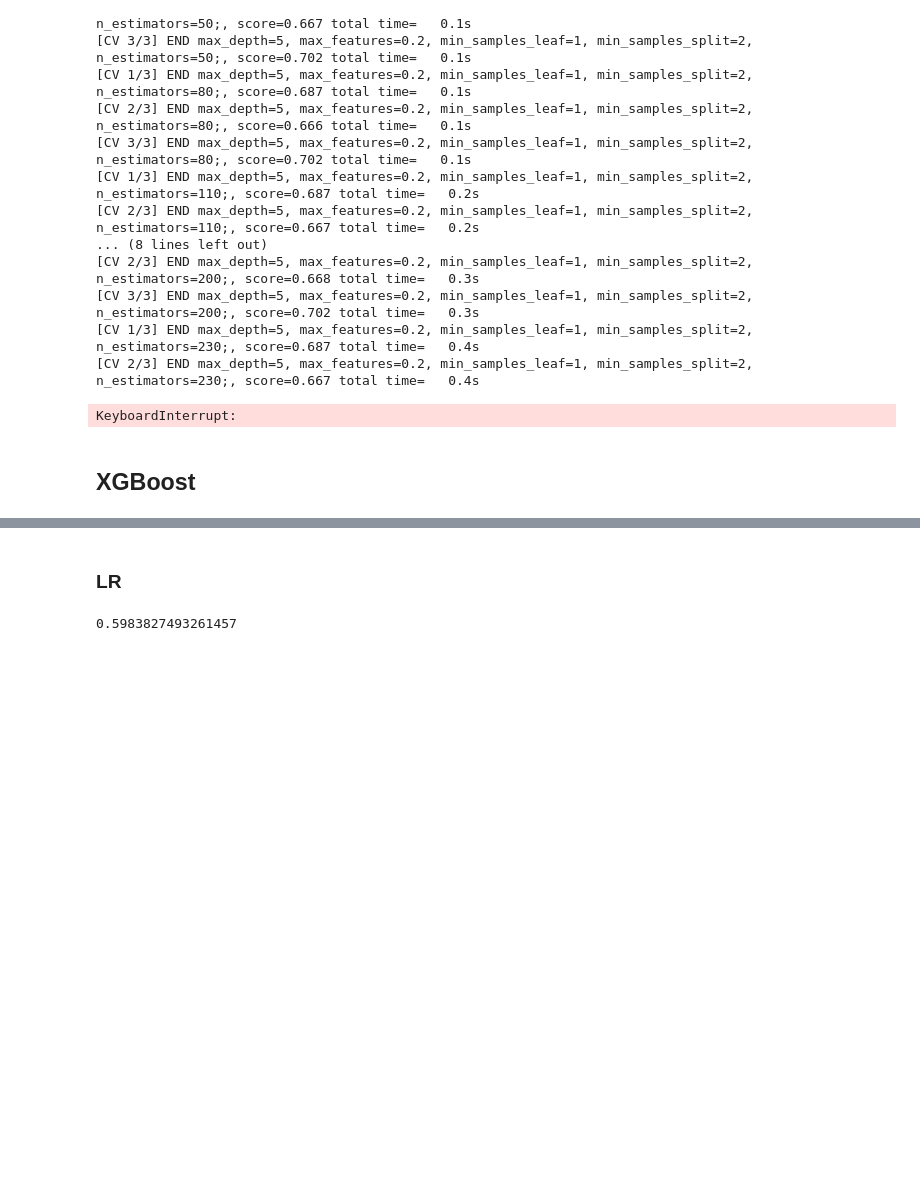
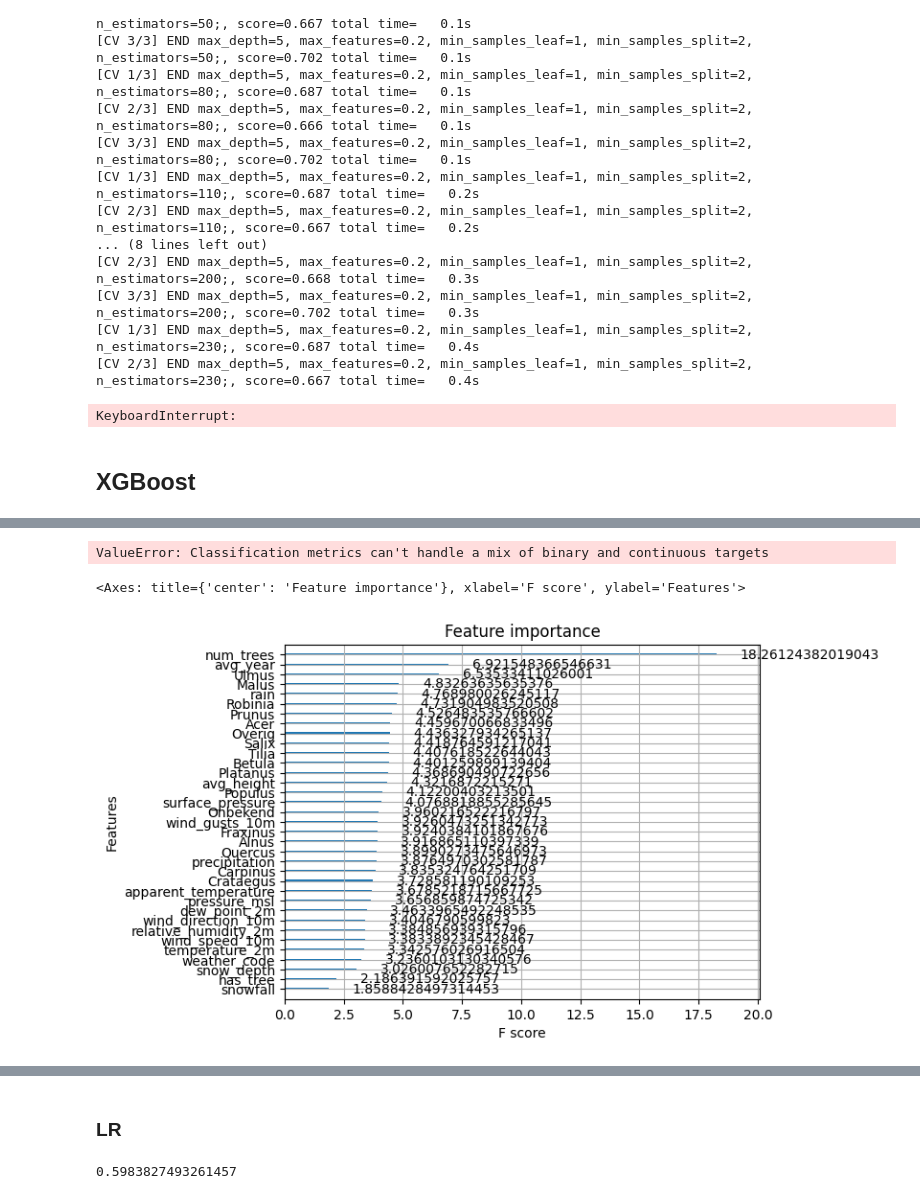
Before and after one commit to UhhBart/MSc_DSP_G2, a Jupyter notebook: src/descision_tree_exploration.ipynb, the cells around one changed output, grey strips where cells are left out. Drawn from its saved outputs; the diff is of its cells as text; code cells hidden in the pictures; blank space fills up the shorter version.

Commit message:
tree models

```diff
--- a/src/descision_tree_exploration.ipynb
+++ b/src/descision_tree_exploration.ipynb
@@ -57,2 +59,2 @@ negative_samples_df_f = pd.read_csv(negative_path_f, sep=",", encoding="utf-8")
 # %%
-negative_samples_df = pd.concat([negative_samples_df_t, negative_samples_df_f], axis=0)
+negative_samples_df = pd.concat([negative_samples_df_t, negative_samples_df_f, negative_samples_df_r], axis=0)
@@ -138,6 +103,12 @@ tree_training_df = average_across_cols(tree_training_df, SOIL_TEMPERATURE_COLUMN
 [tree_training_df.drop(col, axis=1, inplace=True) for col in SOIL_TEMPERATURE_COLUMNS]
 # %% [output]
 [None, None, None, None]
+# %%
+# create num trees col
+tree_names = ['Fraxinus', 'Salix', 'Alnus', 'Quercus', 'Tilia', 'Acer', 'Populus',
+       'Betula', 'Prunus', 'Platanus', 'Malus', 'Robinia', 'Crataegus',
+       'Ulmus', 'Carpinus', 'Overig', 'Onbekend']
+tree_training_df['num_trees'] = tree_training_df[tree_names].sum(axis=1)
 # %% [markdown]
 ## Train - Validate - Test split
 # %%
@@ -152,6 +123,8 @@ test_set = df[df[ID_KEY].isin(test_ids)]
 # validation_set = df[df[ID_KEY].isin(validation_ids)]
 # %%
 feature_cols = [col for col in FEATURE_COLS if col not in SOIL_MOISTURE_COLUMNS and col not in SOIL_TEMPERATURE_COLUMNS]
+
+feature_cols.append('num_trees')
 
 print(feature_cols)
 
@@ -159,6 +132,4 @@ x_train = train_set[feature_cols]
 y_train = train_set[LABEL_KEY]
 x_test = test_set[feature_cols]
 y_test = test_set[LABEL_KEY]
-# x_validate = validation_set[FEATURE_COLS]
-# y_validate = validation_set[LABEL_KEY]
 # %% [output]
@@ -308,0 +249,24 @@ wind_gusts_10m : 0.01991880312561989
+# %%
+# clf = XGBClassifier(verbosity=2, max_depth=15, subsample=0.9)
+import xgboost
+
+x_train, y_train, x_test, y_test = make_train_test(tree_training_df, seed = 42)
+
+d_train = xgboost.DMatrix(x_train, label=y_train)
+d_test = xgboost.DMatrix(x_test, label=y_test)
+
+params = {
+    "eta": 0.01,
+    "objective": "binary:logistic",
+    "subsample": 0.5,
+    "base_score": np.mean(y_train),
+    "eval_metric": "logloss",
+}
+model = xgboost.train(
+    params,
+    d_train,
+    5000,
+    evals=[(d_test, "test")],
+    verbose_eval=100,
+    early_stopping_rounds=20,
+)
@@ -309,3 +284,8 @@ wind_gusts_10m : 0.01991880312561989
+# %%
+from sklearn.metrics import classification_report
+print(classification_report(y_test, preds))
+# %% [output]
+ValueError: Classification metrics can't handle a mix of binary and continuous targets
 # %%
 # import pickle
 # #save model
@@ -313 +293,8 @@ wind_gusts_10m : 0.01991880312561989
 #     pickle.dump(clf, f)
+# %%
+import xgboost
+import shap
+xgboost.plot_importance(model, importance_type='gain')
+# %% [output]
+<Axes: title={'center': 'Feature importance'}, xlabel='F score', ylabel='Features'>
+[figure, added]
```
Also changed, not shown: parts of 23 cells of this notebook.
